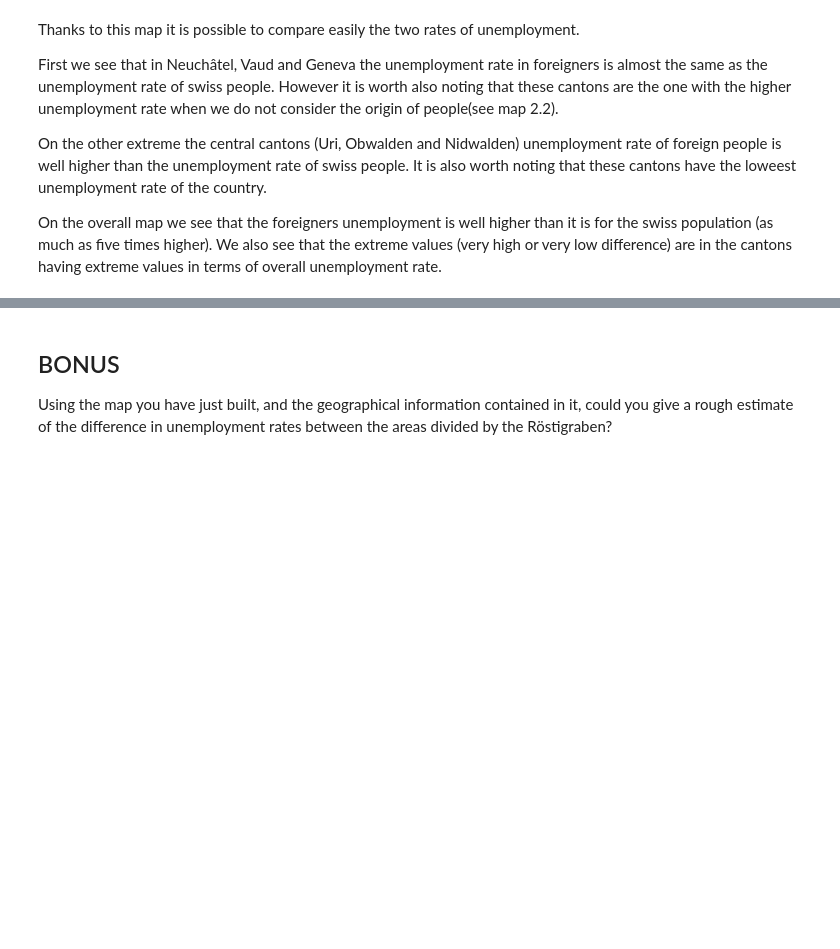
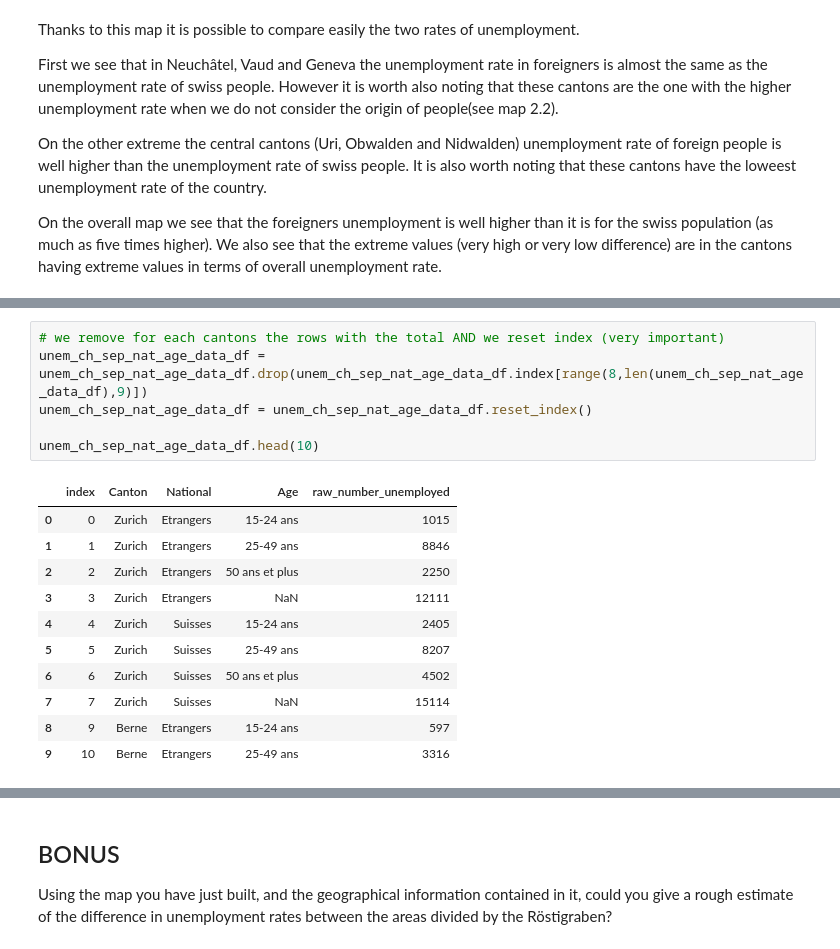
Before and after one commit to AWehenkel/ADA-2017, a Jupyter notebook: 03 - Interactive Viz/HW3.ipynb, the cells around one changed output, grey strips where cells are left out. Saved outputs shown, nothing was run; the diff lists cells and outputs as text; blank space fills up the shorter version.

```diff
--- a/03 - Interactive Viz/HW3.ipynb
+++ b/03 - Interactive Viz/HW3.ipynb
@@ -284,0 +285,18 @@ remain.plot.bar(stacked=True, ax=ax)
+# %%
+# we remove for each cantons the rows with the total AND we reset index (very important)
+unem_ch_sep_nat_age_data_df = unem_ch_sep_nat_age_data_df.drop(unem_ch_sep_nat_age_data_df.index[range(8,len(unem_ch_sep_nat_age_data_df),9)])
+unem_ch_sep_nat_age_data_df = unem_ch_sep_nat_age_data_df.reset_index()
+
+unem_ch_sep_nat_age_data_df.head(10)
+# %% [output]
+|  | index | Canton | National | Age | raw_number_unemployed |
+| 0 | 0 | Zurich | Etrangers | 15-24 ans | 1015 |
+| 1 | 1 | Zurich | Etrangers | 25-49 ans | 8846 |
+| 2 | 2 | Zurich | Etrangers | 50 ans et plus | 2250 |
+| 3 | 3 | Zurich | Etrangers | NaN | 12111 |
+| 4 | 4 | Zurich | Suisses | 15-24 ans | 2405 |
+| 5 | 5 | Zurich | Suisses | 25-49 ans | 8207 |
+| 6 | 6 | Zurich | Suisses | 50 ans et plus | 4502 |
+| 7 | 7 | Zurich | Suisses | NaN | 15114 |
+| 8 | 9 | Berne | Etrangers | 15-24 ans | 597 |
+| 9 | 10 | Berne | Etrangers | 25-49 ans | 3316 |
```
Also changed, not shown: parts of 15 cells of this notebook, 2 other files.
